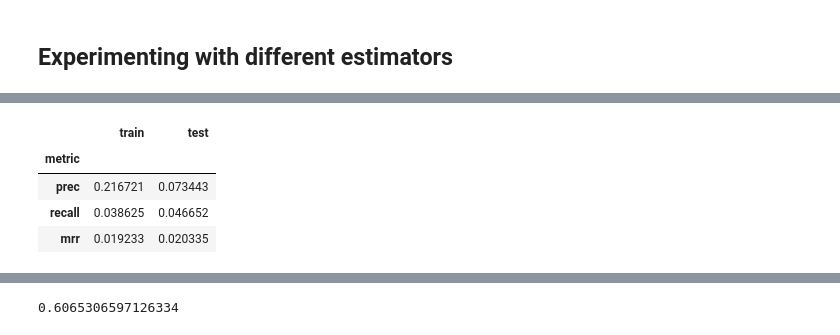
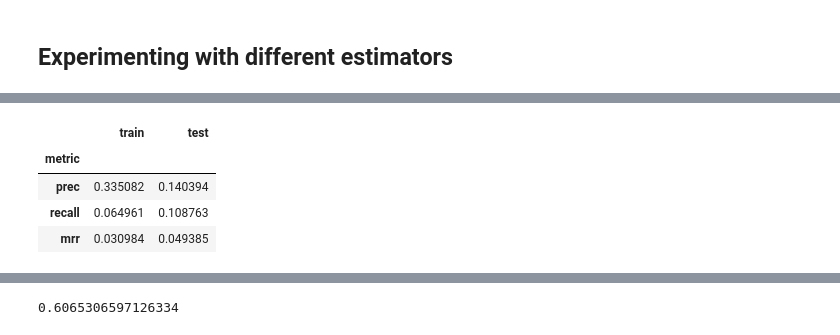
Before and after one commit to FlorianWilhelm/lda4rec, a Jupyter notebook: notebooks/03-experimenting.ipynb, the cells around one changed output, grey strips where cells are left out. Saved outputs shown, nothing was run; the diff lists cells and outputs as text; code cells hidden in the pictures.

```diff
--- a/notebooks/03-experimenting.ipynb
+++ b/notebooks/03-experimenting.ipynb
@@ -102,6 +89,6 @@ data.max_user_interactions_(max_interactions)
 # %%
 data.implicit_(0.)
-train, test = random_train_test_split(data)
+train, test = random_train_test_split(data, rng=42)
 # %%
 pop_est = PopEst()
 pop_est.fit(train)
@@ -146,7 +134,7 @@ summary(mf_est, train=train, test=test)
 # %%
-lda_est = LDA4RecEst(embedding_dim=4, n_iter=2_000, batch_size=128, learning_rate=0.001, use_jit=True)
+lda_est = LDA4RecEst(embedding_dim=2, n_iter=10_000, batch_size=128, learning_rate=0.001, use_jit=True)
 # %%
-model_state = "../models/param.state"
+model_state = "../models/lda_est2.state"
 if Path(model_state).is_file():
     lda_est.load(model_state)
 else:
@@ -155,9 +163,8 @@ else:
 # %%
-lda_est.predict_posterior = False
 summary(lda_est, train=train, test=test)
 # %% [output]
 |  | train | test |
 | metric |  |  |
-| prec | 0.216721 | 0.073443 |
-| recall | 0.038625 | 0.046652 |
-| mrr | 0.019233 | 0.020335 |
+| prec | 0.335082 | 0.140394 |
+| recall | 0.064961 | 0.108763 |
+| mrr | 0.030984 | 0.049385 |
```
Also changed, not shown: parts of 30 cells of this notebook, 2 other files.
